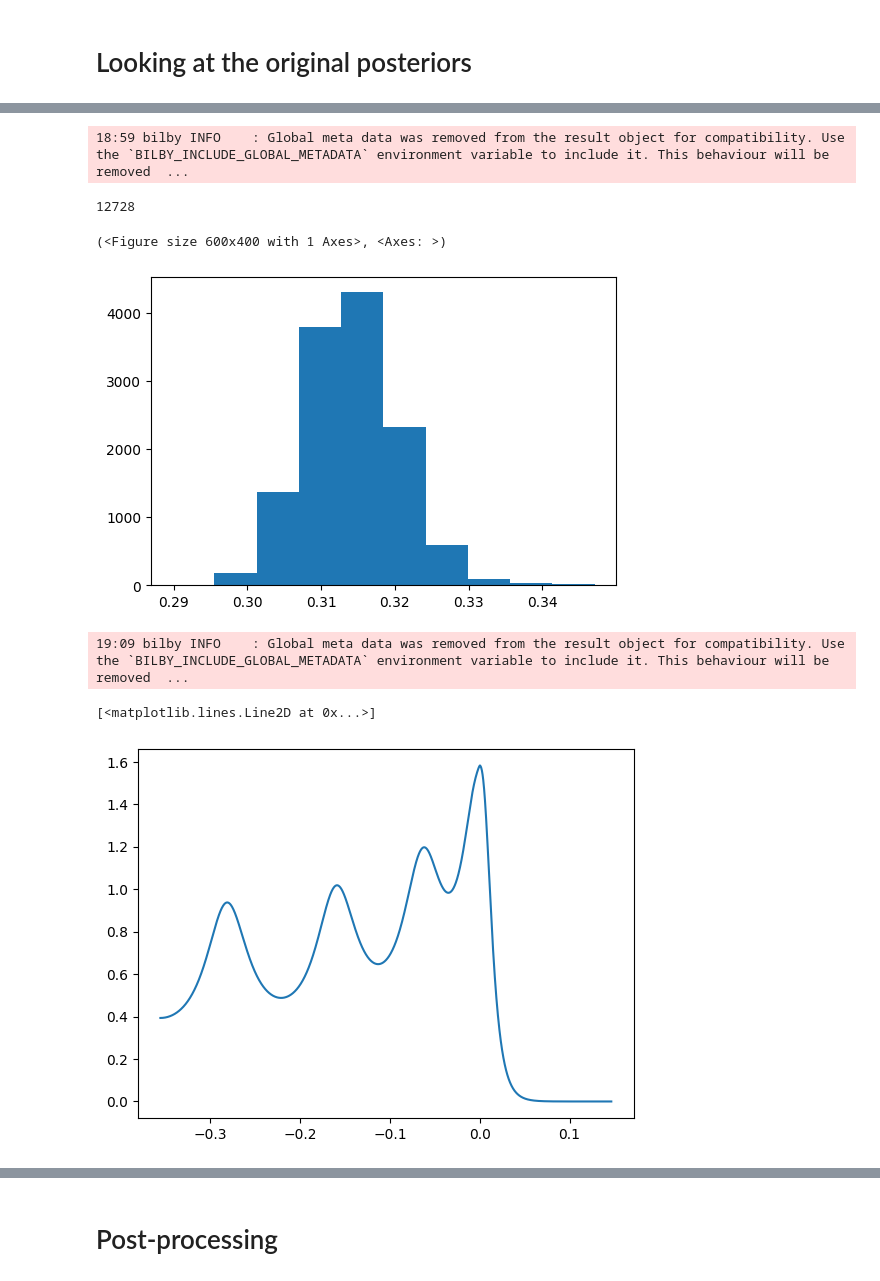
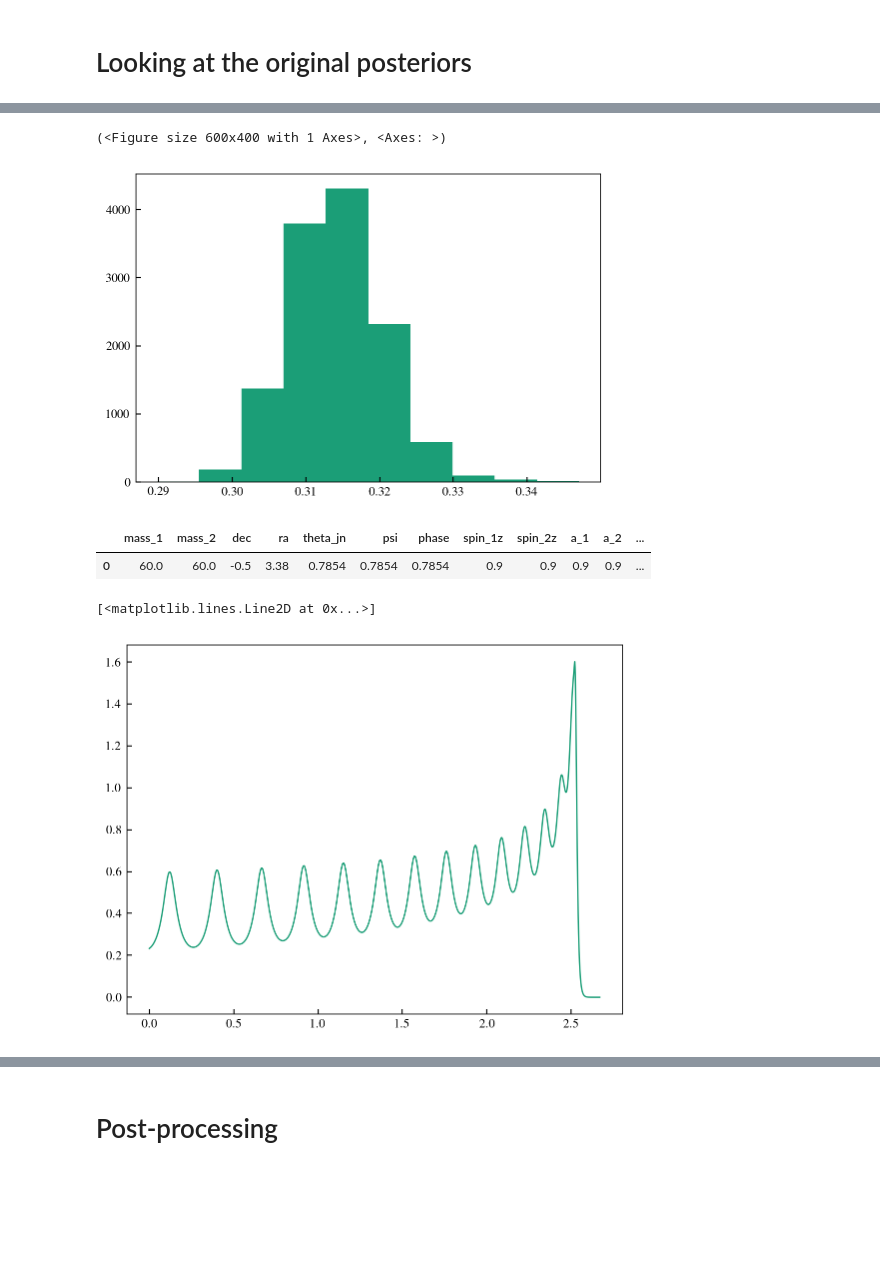
Before and after one commit to vijayvarma392/gw_eccentricity, a Jupyter notebook: gw_eccentricity/posterior/examples/post_process_for_bilby.ipynb, the cells around one changed output, grey strips where cells are left out. Drawn from its saved outputs; the diff is of its cells as text; code cells hidden in the pictures; blank space fills up the shorter version.

```diff
--- a/gw_eccentricity/posterior/examples/post_process_for_bilby.ipynb
+++ b/gw_eccentricity/posterior/examples/post_process_for_bilby.ipynb
@@ -12,6 +9,7 @@ The autoreload extension is already loaded. To reload it, use:
 ## Path to PE result file
 # %%
 result_file = "/Users/arif/Desktop/TEOB_chi0_9_ecc0_3_samples.hdf5"
+injection_file = "/Users/arif/Desktop/injection.dat"
 # %% [markdown]
 ## Post-process the posterior file
 # %% [markdown]
@@ -86,5 +38,7 @@ import matplotlib.pyplot as plt
 # %% [markdown]
 Now we use the posterior result file and the `data_dict_generator` to instantiate an instance of  `PostProcessForBilby` class
 # %%
-egwBilby = PostProcessForBilby(result_file, dataDict_generator)
+egwBilby = PostProcessForBilby(result_file, data_dict_generator=teob_data_dict_generator,
+                              data_dict_generator_kwargs={"ode_tmax": 1, "backwards": "yes"},
+                              injection_file=injection_file)
 # %% [output]
@@ -108,24 +62,20 @@ egwBilby.get_posterior()
 | 12726 | 627.806113 | 35.532200+ 0.171292j | 37.527899 | 844.150416 | 41.177941+ 1.132581j | ... |
 | 12727 | 627.891069 | 35.537132+ 0.256045j | 35.827258 | 844.412190 | 41.186646+ 0.139349j | ... |
 12728 rows × 59 columns
-# %%
-len(egwBilby.get_posterior())
-# %% [output]
-18:59 bilby INFO    : Global meta data was removed from the result object for compatibility. Use the `BILBY_INCLUDE_GLOBAL_METADATA` environment variable to include it. This behaviour will be removed  ...
-12728
 # %%
 egwBilby.plot_eccentricity_posterior(**{"bins": 10})
 # %% [output]
 (<Figure size 600x400 with 1 Axes>, <Axes: >)
-[figure, old version]
+[figure, new version]
-# %%
-posterior_samples = egwBilby.get_posterior()
-# %% [output]
-19:09 bilby INFO    : Global meta data was removed from the result object for compatibility. Use the `BILBY_INCLUDE_GLOBAL_METADATA` environment variable to include it. This behaviour will be removed  ...
+# %%
+egwBilby.get_injection()
+# %% [output]
+|  | mass_1 | mass_2 | dec | ra | theta_jn | psi | phase | spin_1z | spin_2z | a_1 | a_2 | ... |
+| 0 | 60.0 | 60.0 | -0.5 | 3.38 | 0.7854 | 0.7854 | 0.7854 | 0.9 | 0.9 | 0.9 | 0.9 | ... |
 # %%
-data_dict = egwBilby.get_data_dict(0)
+data_dict = egwBilby.get_injection_data_dict()
 # %%
-plt.plot(data_dict["t"], np.abs(data_dict["hlm"][(2, 2)]))
+plt.plot(data_dict["t"], np.abs(data_dict["amplm"][(2, 2)]))
 # %% [output]
 [<matplotlib.lines.Line2D at 0x...>]
-[figure, old version]
+[figure, new version]
```
Also changed, not shown: parts of 30 cells of this notebook, 3 other files.
